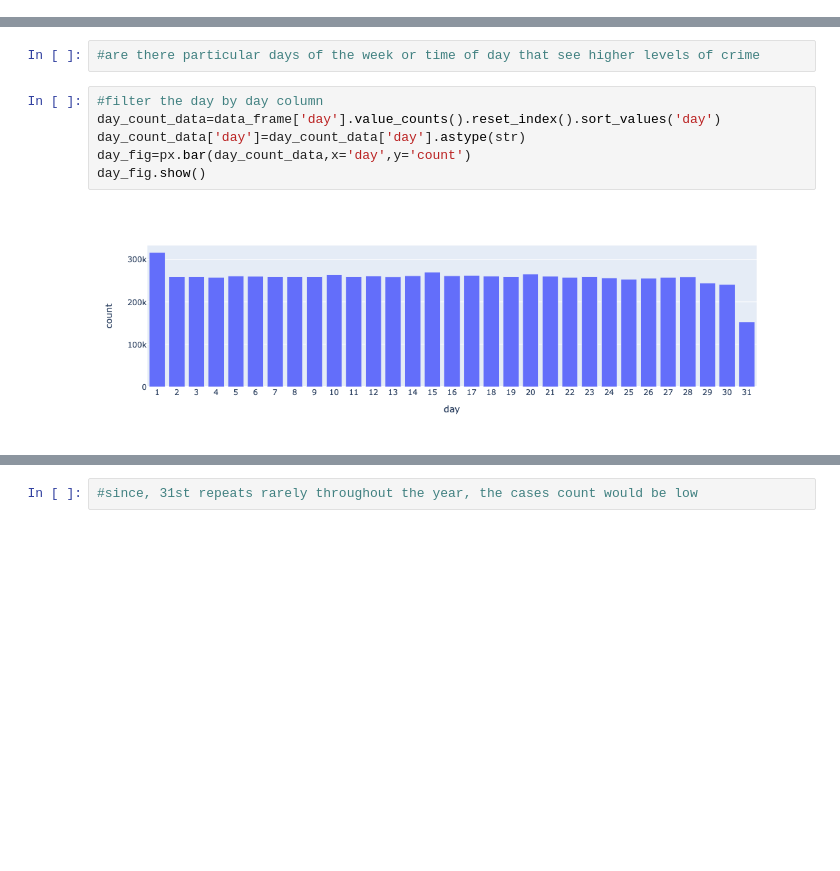
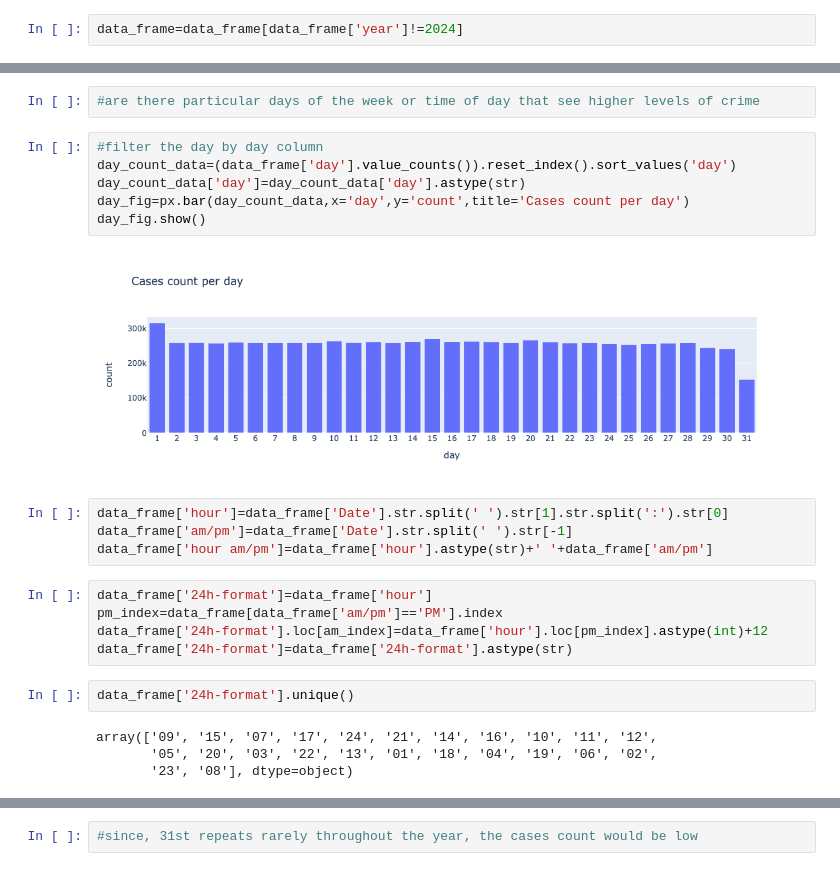
Before and after one commit to tirumaleshn2458/Chicago-Crime-Report, a Jupyter notebook: Analysis.ipynb, the cells around one changed output, grey strips where cells are left out. Saved outputs shown, nothing was run; the diff lists cells and outputs as text; blank space fills up the shorter version.

```diff
--- a/Analysis.ipynb
+++ b/Analysis.ipynb
@@ -31,6 +34,8 @@ data_frame['Only date']=data_frame['Date'].str.split(' ').str[0]
 data_frame['month']=data_frame['Only date'].str.split('/').str[0].astype(int)
 data_frame['day']=data_frame['Only date'].str.split('/').str[1].astype(int)
 data_frame['year']=data_frame['Only date'].str.split('/').str[2].astype(int)
+# %%
+data_frame=data_frame[data_frame['year']!=2024]
 # %%
 data_frame.head()
 # %% [output]
@@ -106,9 +109,24 @@ crime_count_fig.show()
 #are there particular days of the week or time of day that see higher levels of crime
 # %%
 #filter the day by day column
-day_count_data=data_frame['day'].value_counts().reset_index().sort_values('day')
+day_count_data=(data_frame['day'].value_counts()).reset_index().sort_values('day')
 day_count_data['day']=day_count_data['day'].astype(str)
-day_fig=px.bar(day_count_data,x='day',y='count')
+day_fig=px.bar(day_count_data,x='day',y='count',title='Cases count per day')
 day_fig.show()
 # %% [output]
-[figure, old version]
+[figure, new version]
+# %%
+data_frame['hour']=data_frame['Date'].str.split(' ').str[1].str.split(':').str[0]
+data_frame['am/pm']=data_frame['Date'].str.split(' ').str[-1]
+data_frame['hour am/pm']=data_frame['hour'].astype(str)+' '+data_frame['am/pm']
+# %%
+data_frame['24h-format']=data_frame['hour']
+pm_index=data_frame[data_frame['am/pm']=='PM'].index
+data_frame['24h-format'].loc[am_index]=data_frame['hour'].loc[pm_index].astype(int)+12
+data_frame['24h-format']=data_frame['24h-format'].astype(str)
+# %%
+data_frame['24h-format'].unique()
+# %% [output]
+array(['09', '15', '07', '17', '24', '21', '14', '16', '10', '11', '12',
+       '05', '20', '03', '22', '13', '01', '18', '04', '19', '06', '02',
+       '23', '08'], dtype=object)
```
Also changed, not shown: parts of 48 cells of this notebook, 4 other files.
